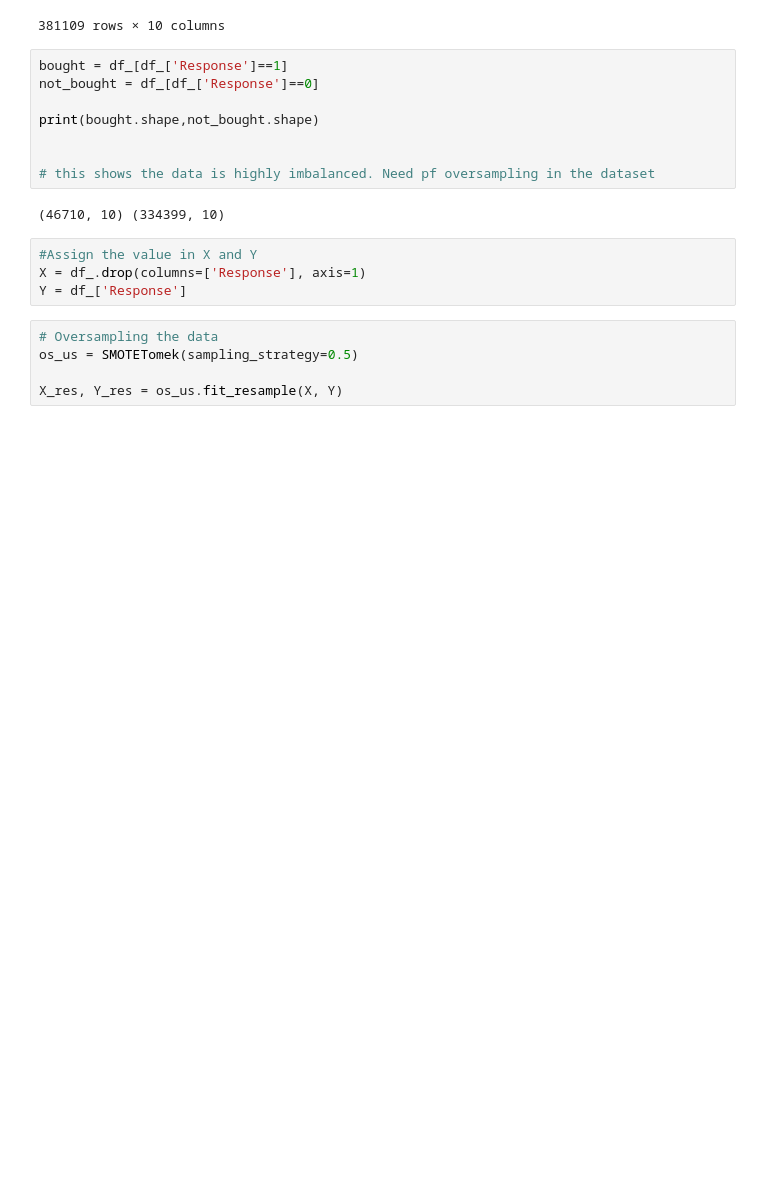
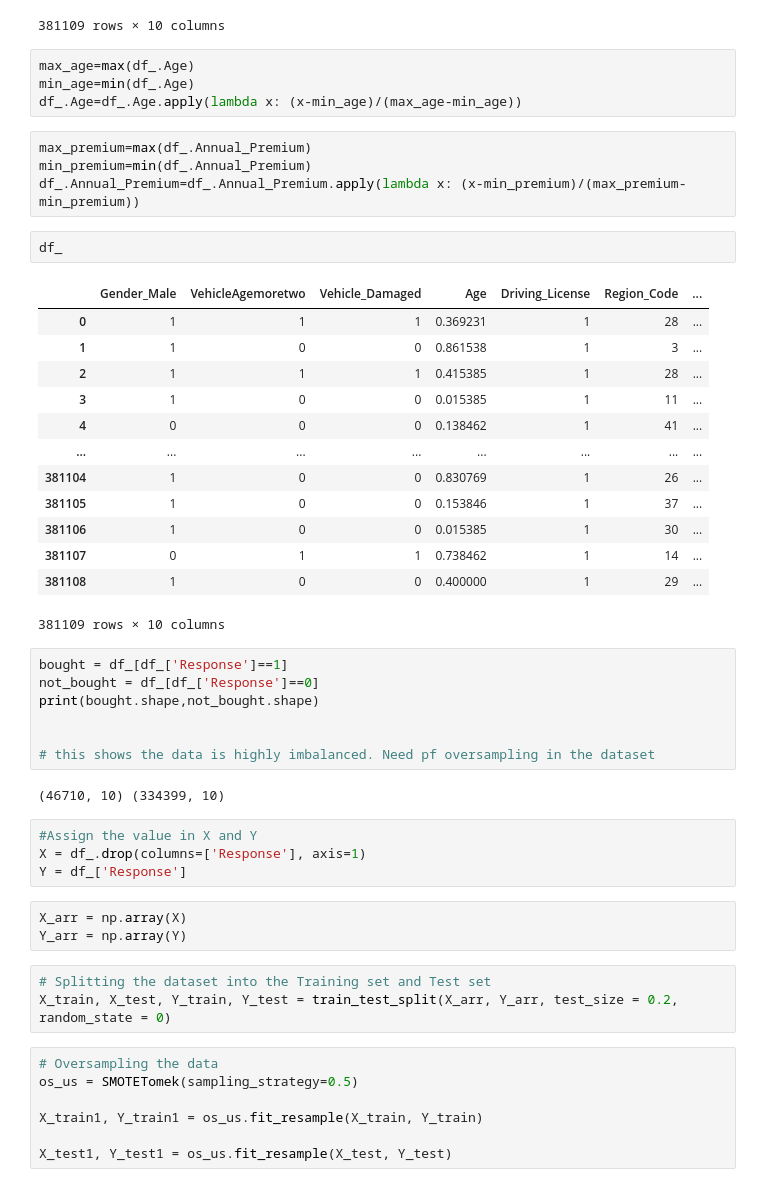
Before and after one commit to SampannaMishra/Health_Insurance_Cross_Selling_Prediction, a Jupyter notebook: Health_Insurance_Cross_Selling_Prediction.ipynb, the cells around one changed output. Saved outputs shown, nothing was run; the diff lists cells and outputs as text; blank space fills up the shorter version.

```diff
--- a/Health_Insurance_Cross_Selling_Prediction.ipynb
+++ b/Health_Insurance_Cross_Selling_Prediction.ipynb
@@ -492,10 +492,33 @@ df_
 | 381107 | 0 | 1 | 1 | 68 | 1 | 14 | ... |
 | 381108 | 1 | 0 | 0 | 46 | 1 | 29 | ... |
 381109 rows × 10 columns
+# %%
+max_age=max(df_.Age)
+min_age=min(df_.Age)
+df_.Age=df_.Age.apply(lambda x: (x-min_age)/(max_age-min_age))
+# %%
+max_premium=max(df_.Annual_Premium)
+min_premium=min(df_.Annual_Premium)
+df_.Annual_Premium=df_.Annual_Premium.apply(lambda x: (x-min_premium)/(max_premium-min_premium))
+# %%
+df_
+# %% [output]
+|  | Gender_Male | VehicleAgemoretwo | Vehicle_Damaged | Age | Driving_License | Region_Code | ... |
+| 0 | 1 | 1 | 1 | 0.369231 | 1 | 28 | ... |
+| 1 | 1 | 0 | 0 | 0.861538 | 1 | 3 | ... |
+| 2 | 1 | 1 | 1 | 0.415385 | 1 | 28 | ... |
+| 3 | 1 | 0 | 0 | 0.015385 | 1 | 11 | ... |
+| 4 | 0 | 0 | 0 | 0.138462 | 1 | 41 | ... |
+| ... | ... | ... | ... | ... | ... | ... | ... |
+| 381104 | 1 | 0 | 0 | 0.830769 | 1 | 26 | ... |
+| 381105 | 1 | 0 | 0 | 0.153846 | 1 | 37 | ... |
+| 381106 | 1 | 0 | 0 | 0.015385 | 1 | 30 | ... |
+| 381107 | 0 | 1 | 1 | 0.738462 | 1 | 14 | ... |
+| 381108 | 1 | 0 | 0 | 0.400000 | 1 | 29 | ... |
+381109 rows × 10 columns
 # %%
 bought = df_[df_['Response']==1]
 not_bought = df_[df_['Response']==0]
-
 print(bought.shape,not_bought.shape)
 
 
@@ -506,8 +529,16 @@ print(bought.shape,not_bought.shape)
 #Assign the value in X and Y
 X = df_.drop(columns=['Response'], axis=1)
 Y = df_['Response']
+# %%
+X_arr = np.array(X)
+Y_arr = np.array(Y)
+# %%
+# Splitting the dataset into the Training set and Test set
+X_train, X_test, Y_train, Y_test = train_test_split(X_arr, Y_arr, test_size = 0.2, random_state = 0)
 # %%
 # Oversampling the data
 os_us = SMOTETomek(sampling_strategy=0.5)
 
-X_res, Y_res = os_us.fit_resample(X, Y)
+X_train1, Y_train1 = os_us.fit_resample(X_train, Y_train)
+
+X_test1, Y_test1 = os_us.fit_resample(X_test, Y_test)
```
Also changed, not shown: parts of 53 cells of this notebook.
